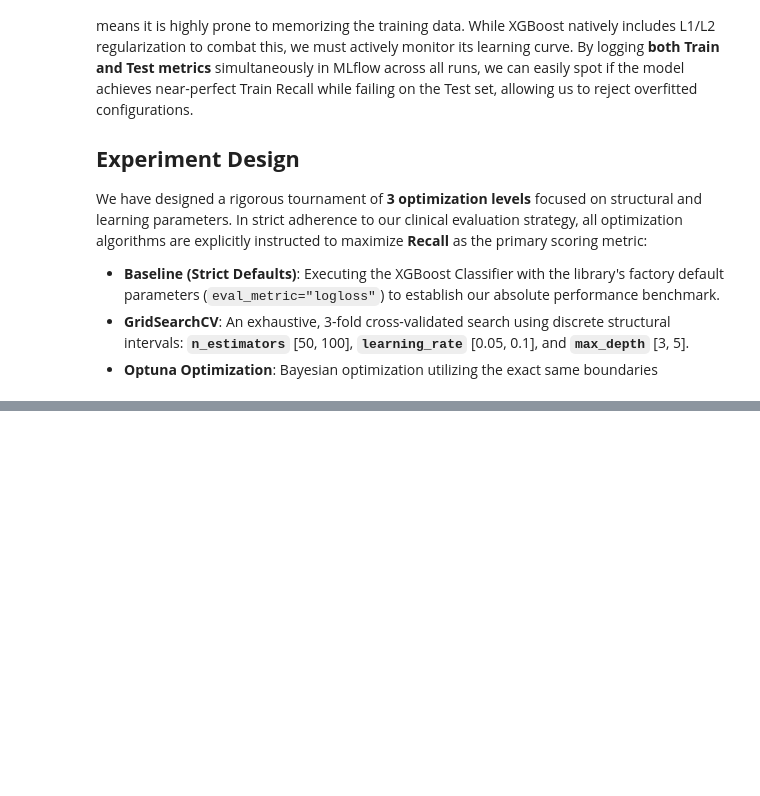
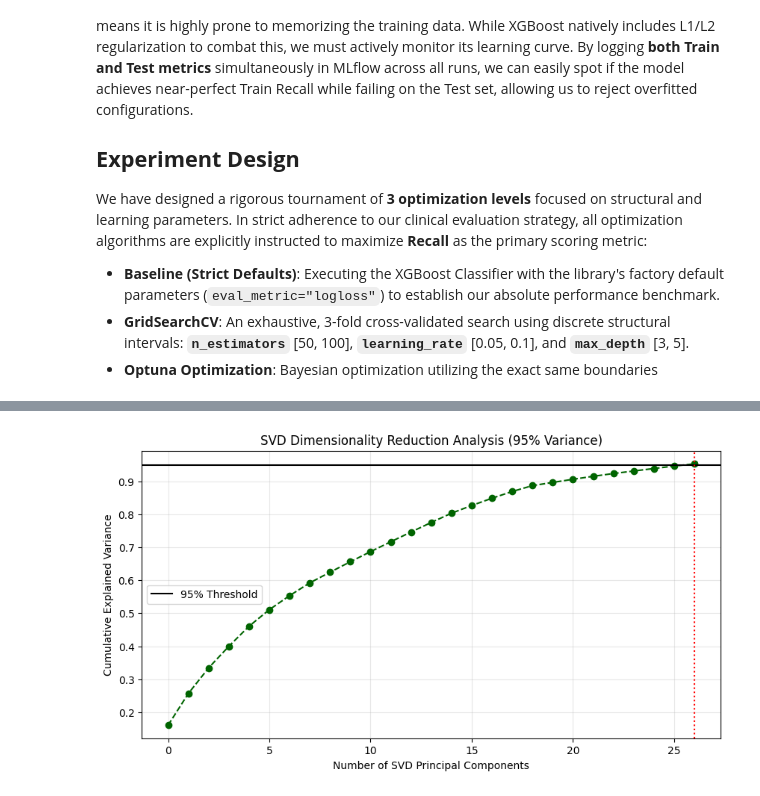
Before and after one commit to tpsilva22/teabetes, a Jupyter notebook: models/notebooks/Classification/EnsembleMethods/Boosting/XGBoostClassifier/XGBoost.ipynb, the cells around one changed output, grey strips where cells are left out. Drawn from its saved outputs; the diff is of its cells as text; code cells hidden in the pictures; blank space fills up the shorter version.

```diff
--- a/models/notebooks/Classification/EnsembleMethods/Boosting/XGBoostClassifier/XGBoost.ipynb
+++ b/models/notebooks/Classification/EnsembleMethods/Boosting/XGBoostClassifier/XGBoost.ipynb
@@ -196,0 +209,79 @@ with mlflow.start_run(run_name="XGB_Optuna"):
+# %%
+# ---------------------------------------------------------
+# PCA / SVD COMPARISON TOURNAMENT (XGBoost)
+# ---------------------------------------------------------
+import matplotlib.pyplot as plt
+from sklearn.decomposition import PCA
+from sklearn.preprocessing import StandardScaler
+
+mlflow.set_experiment("Classification_XGBoost_PCA_SVD")
+
+# 1. Identify numerical columns and apply StandardScaler (Mandatory for PCA/SVD)
+num_cols = X_train.select_dtypes(include=['float64', 'int64']).columns
+
+scaler_pca = StandardScaler()
+X_train_scaled_for_pca = X_train.copy()
+X_test_scaled_for_pca = X_test.copy()
+X_train_scaled_for_pca[num_cols] = scaler_pca.fit_transform(X_train[num_cols])
+X_test_scaled_for_pca[num_cols] = scaler_pca.transform(X_test[num_cols])
+
+# 2. Execute PCA via SVD (95% Variance)
+pca_svd = PCA(n_components=0.95, svd_solver='full', random_state=42)
+X_train_svd = pca_svd.fit_transform(X_train_scaled_for_pca)
+X_test_svd = pca_svd.transform(X_test_scaled_for_pca)
+
+n_components_chosen = pca_svd.n_components_
+print(f"Original Features: {X_train.shape[1]}")
+print(f"SVD Components needed for 95% variance: {n_components_chosen}\n")
+
+# 3. Define the Champion Model (XGB_Baseline_Defaults winner params)
+# RUN A: Champion in Original Space (Unscaled, as XGBoost natively prefers)
+with mlflow.start_run(run_name="XGB_Champion_Original_Space"):
+    model_orig = XGBClassifier(random_state=42, eval_metric="logloss")
+
+    start_time = time.time()
+    model_orig.fit(X_train, y_train)
+    time_orig = time.time() - start_time
+
+    y_pred_orig = model_orig.predict(X_test)
+    recall_orig = recall_score(y_test, y_pred_orig)
+
+    mlflow.log_param("space", "Original_Unscaled")
+    mlflow.log_metric("fit_time", time_orig)
+    mlflow.log_metric("recall_test", recall_orig)
+
+# RUN B: Champion in SVD Reduced Space
+with mlflow.start_run(run_name="XGB_Champion_SVD_Space"):
+    model_svd = XGBClassifier(random_state=42, eval_metric="logloss")
+
+    start_time = time.time()
+    model_svd.fit(X_train_svd, y_train)
+    time_svd = time.time() - start_time
+
+    y_pred_svd = model_svd.predict(X_test_svd)
+    recall_svd = recall_score(y_test, y_pred_svd)
+
+    mlflow.log_param("space", f"SVD_{n_components_chosen}_comps")
+    mlflow.log_metric("fit_time", time_svd)
+    mlflow.log_metric("recall_test", recall_svd)
+
+# 4. Print Results
+print("--- PCA/SVD IMPACT ON XGBOOST ---")
+print(f"Original Space -> Fit Time: {time_orig:.4f}s | Recall: {recall_orig:.4f}")
+print(f"SVD Space      -> Fit Time: {time_svd:.4f}s | Recall: {recall_svd:.4f}")
+
+time_diff = ((time_svd - time_orig) / time_orig) * 100
+print(f"\nExecution Time Change: {time_diff:+.1f}%")
+
+# 5. Scree Plot for the Report
+plt.figure(figsize=(10, 5))
+plt.plot(np.cumsum(pca_svd.explained_variance_ratio_), marker='o', linestyle='--', color='darkgreen')
+plt.xlabel('Number of SVD Principal Components')
+plt.ylabel('Cumulative Explained Variance')
+plt.title('SVD Dimensionality Reduction Analysis (95% Variance)')
+plt.axhline(y=0.95, color='black', linestyle='-', label='95% Threshold')
+plt.axvline(x=n_components_chosen-1, color='red', linestyle=':')
+plt.legend()
+plt.grid(True, alpha=0.3)
+plt.show()
+# %% [output]
@@ -196,0 +296 @@ with mlflow.start_run(run_name="XGB_Optuna"):
+[figure, added]
```
Also changed, not shown: parts of 5 cells of this notebook, 7 other files.
